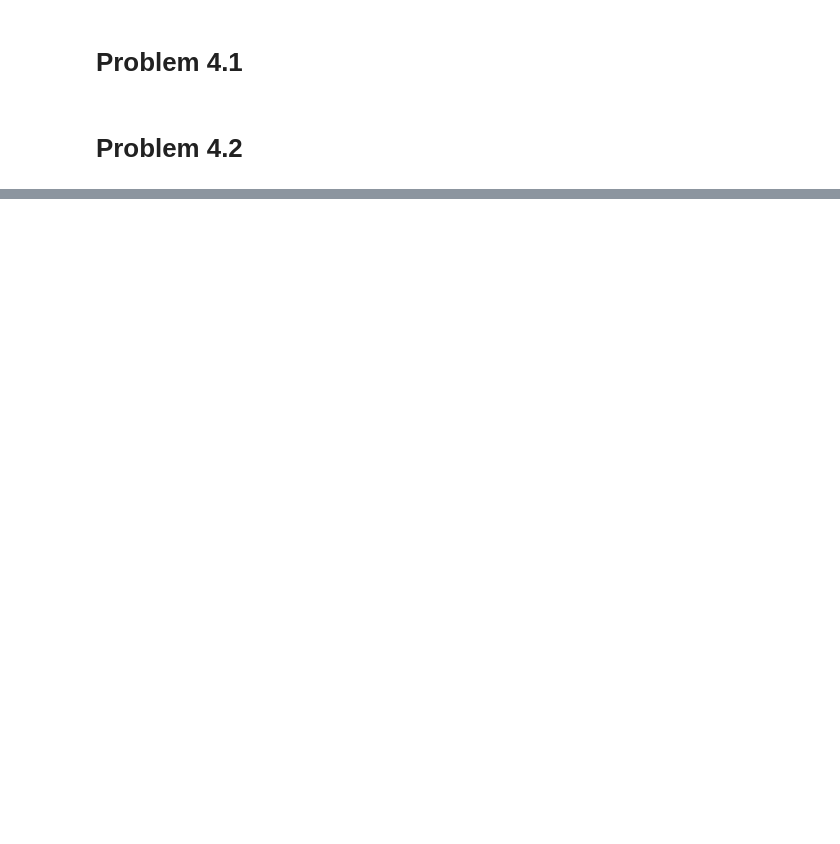
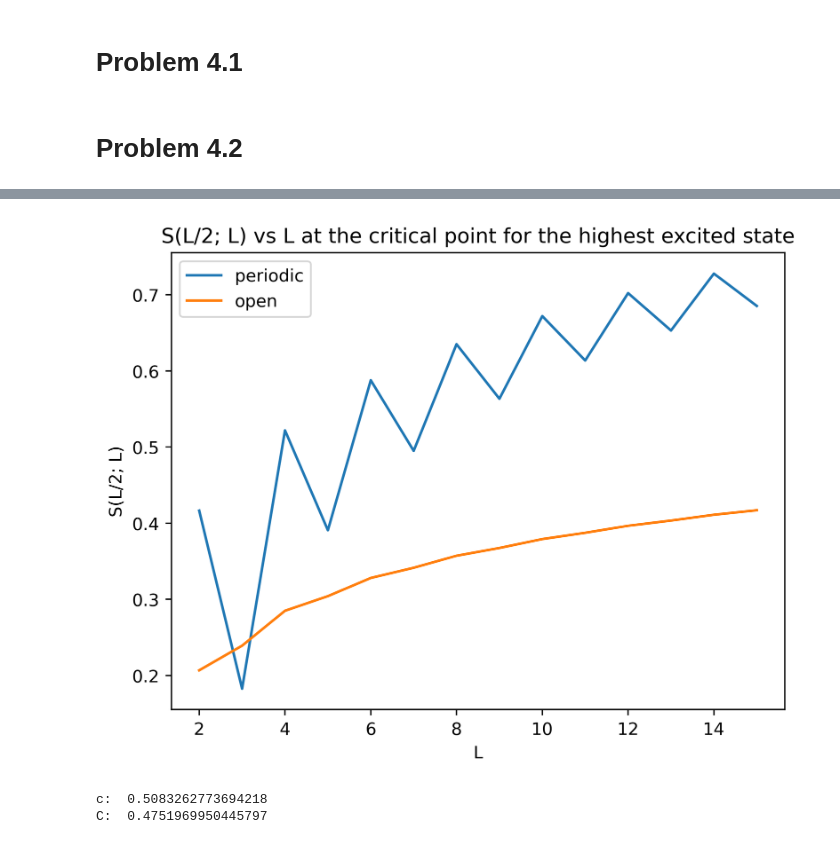
Before and after one commit to Abhiram2006/ph121c-hwk2, a Jupyter notebook: main.ipynb, the cells around one changed output, grey strips where cells are left out. Drawn from its saved outputs; the diff is of its cells as text; code cells hidden in the pictures; blank space fills up the shorter version.

```diff
--- a/main.ipynb
+++ b/main.ipynb
@@ -258,0 +325,27 @@ print(entanglement_entropy(3, 10, 1, 1, False))
+# %%
+L_values = range(2, 16)
+h = 1
+
+
+Eper=[]
+Eopen=[]
+
+for L in L_values:
+    if L%2 == 0:
+        Eper.append(high_entropy(L//2, L, 1, h, True))
+        Eopen.append(high_entropy(L//2, L, 1, h, False))
+    else:
+        Eper.append(high_entropy(L//2+1, L, 1, h, True))
+        Eopen.append(high_entropy(L//2+1, L, 1, h, False))
+
+plt.plot(L_values, Eper, label='periodic')
+plt.plot(L_values, Eopen, label='open')
+plt.xlabel('L')
+plt.ylabel('S(L/2; L)')
+plt.title('S(L/2; L) vs L at the critical point for the highest excited state')
+
+plt.legend()
+plt.savefig(os.path.join(directory, 'criticalSL2.png'), dpi =400)
+plt.show()
+# %% [output]
+[figure, added]
@@ -258,0 +363,12 @@ print(entanglement_entropy(3, 10, 1, 1, False))
+# %%
+def fitfunc(l, c, C):
+    return ((c/3) * np.log((L/np.pi) * np.sin(np.pi*(l/L)))) + C
+
+params, covariance = scipy.optimize.curve_fit(fitfunc, ls, entropies)
+
+c, C = params
+print('c: ', c)
+print('C: ', C)
+# %% [output]
+c:  0.5083262773694218
+C:  0.4751969950445797
```
Also changed, not shown: parts of 15 cells of this notebook, 25 other files.
